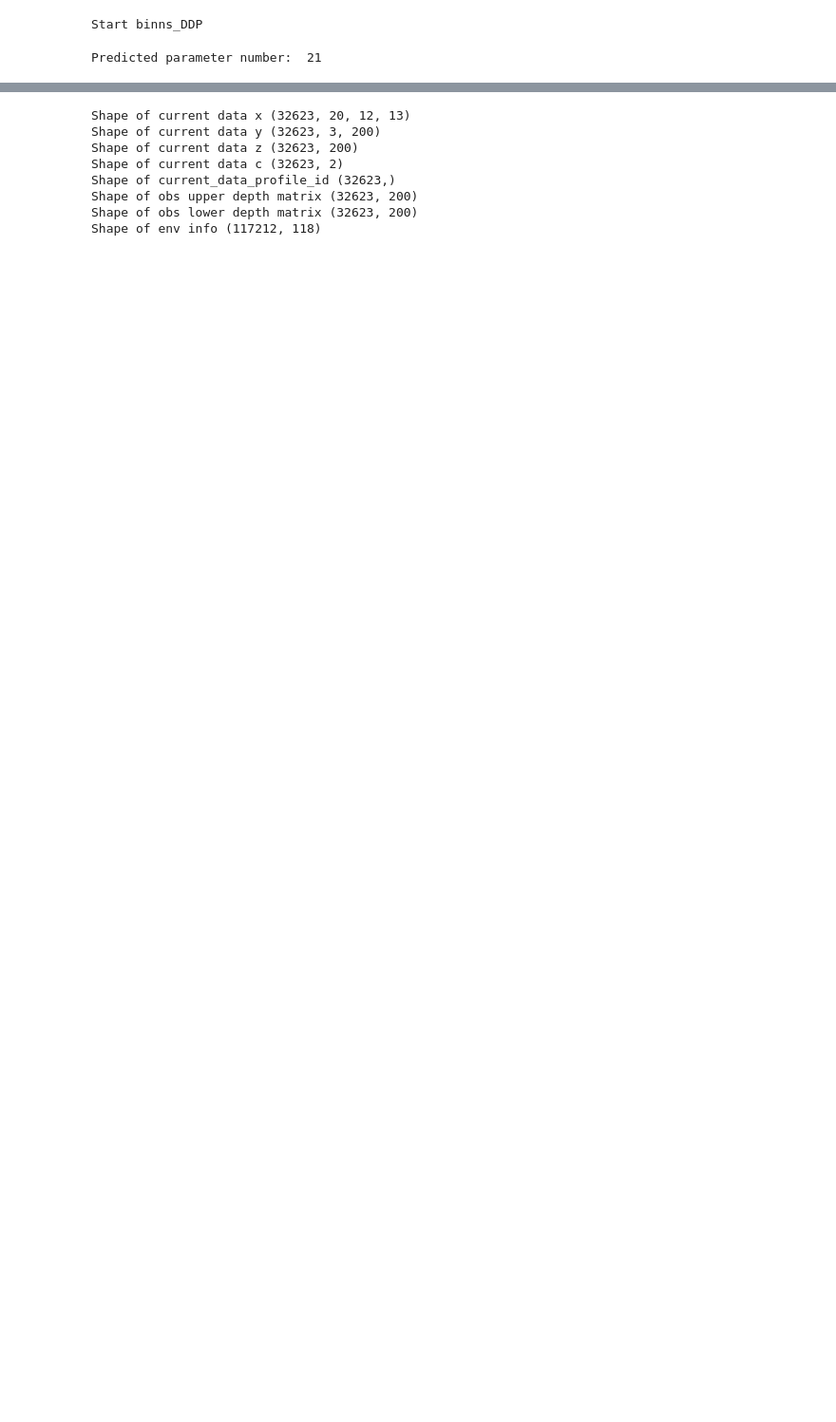
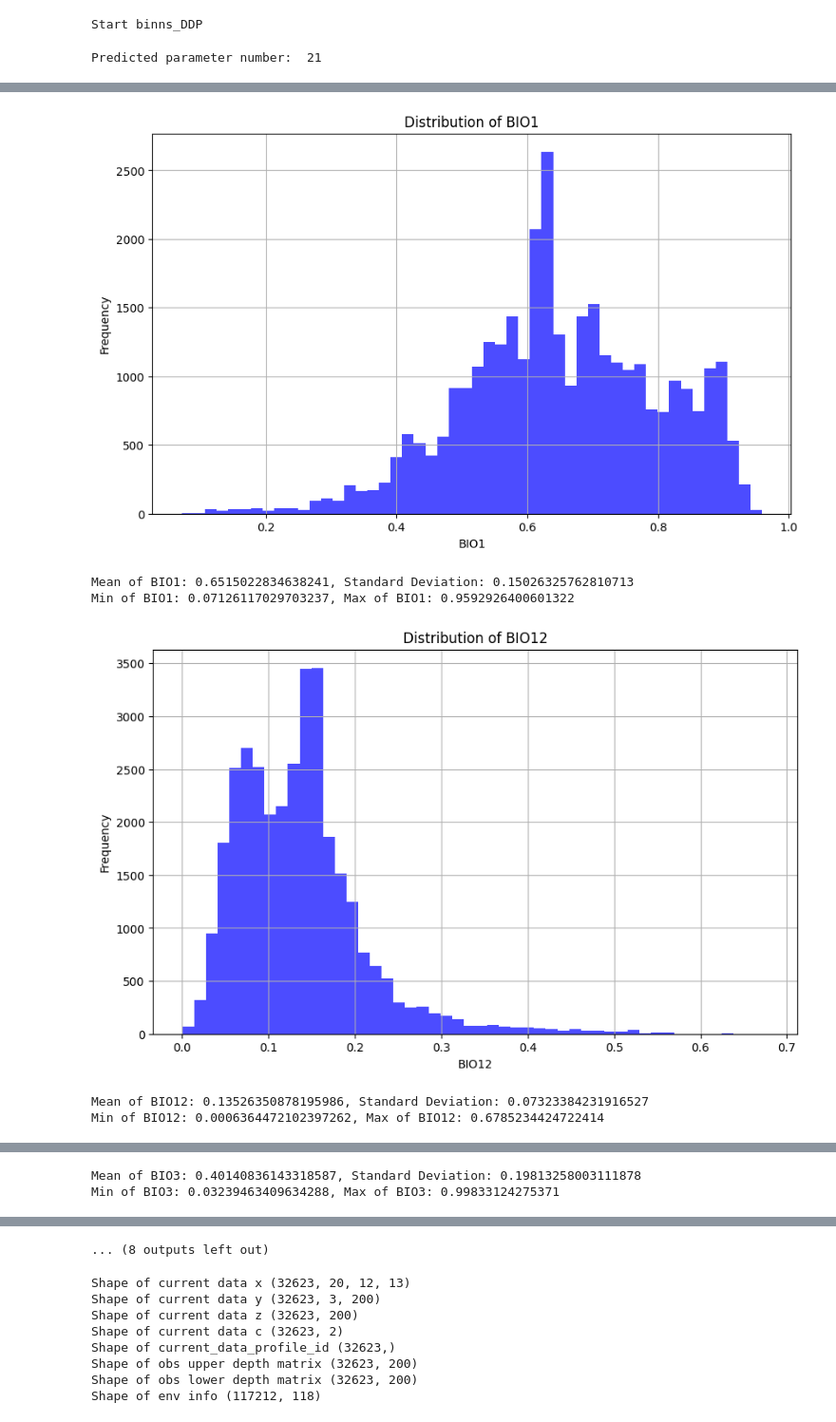
Before and after one commit to gomes-lab/ScIReN, a Jupyter notebook: src_binns/KAN_model_post_training_percent_changes.ipynb, the cells around one changed output, grey strips where cells are left out. Shown at 95% size. Saved outputs shown, nothing was run; the diff lists cells and outputs as text; code cells hidden in the pictures; blank space fills up the shorter version.

Commit message:
Debug & Plots

```diff
--- a/src_binns/KAN_model_post_training_percent_changes.ipynb
+++ b/src_binns/KAN_model_post_training_percent_changes.ipynb
@@ -88,7 +88,7 @@ Start binns_DDP
 ## Input data
 job_id = '20250601-165700_KAN_ONELAYER_GRIDMARGIN_COMPAS2_9700234_lr=1e-02_fold=0_seed=111'
 
-data_dir_input = 'D:/BINN/ENSEMBLE/INPUT_DATA/'
+data_dir_input = 'D:/Nutstore/Research_Data/BINN/ENSEMBLE/INPUT_DATA/'
 model_dir_input = 'D:/BINN/OUTPUT_DATA/neural_network/'
 
 data_dir_output = model_dir_input + job_id + '/KAN_Propotional_Change/'
@@ -678,6 +678,8 @@ for ivar in np.arange(3, len(col_max_min[:, 0])):
 		env_info.iloc[:, ivar] = (env_info.iloc[:, ivar] - col_max_min[ivar, 0])/(col_max_min[ivar, 1] - col_max_min[ivar, 0])
 		env_info.iloc[(env_info.iloc[:, ivar] > 1), ivar] = 1
 		env_info.iloc[(env_info.iloc[:, ivar] < 0), ivar] = 0
+		if env_info.columns[ivar] in var4nn:
+			print("Scaled variable: ", env_info.columns[ivar], " with min/max: ", col_max_min[ivar, :])
 warnings.resetwarnings()
 
 # Retain orginal lat/lon
@@ -738,2 +750,27 @@ Size of col_max_min:  (116, 2)
 Var to categories {'ESA_Land_Cover': 23, 'Texture_USDA_0cm': 13, 'Texture_USDA_30cm': 13, 'Texture_USDA_100cm': 13, 'USDA_Suborder': 100, 'WRB_Subgroup': 119, 'Koppen_Climate_2018': 30}
 Var to indices {'BIO1': [0], 'BIO12': [1], 'BIO3': [2], 'BIO15': [3], 'Clay_Silt_avg': [4], 'Bulk_Density_avg': [5], 'SWC_v_Wilting_Point_avg': [6], 'pH_Water_avg': [7], 'CEC_avg': [8], 'Coarse_Fragme ...
+# %%
+# For each env4nn, plot the distribution of env_info within profile_collection
+for ivar in var4nn:
+	if ivar in env_info.columns:
+		plt.figure(figsize=(10, 6))
+		plt.hist(env_info[ivar][profile_collection.flatten()], bins=50, color='blue', alpha=0.7)
+		plt.title(f"Distribution of {ivar}")
+		plt.xlabel(ivar)
+		plt.ylabel("Frequency")
+		plt.grid()
+		plt.show()
+		# Calculate the mean and standard deviation of the variable
+		mean_value = np.nanmean(env_info[ivar][profile_collection.flatten()])
+		std_value = np.nanstd(env_info[ivar][profile_collection.flatten()])
+		print(f"Mean of {ivar}: {mean_value}, Standard Deviation: {std_value}")
+		print(f"Min of {ivar}: {np.nanmin(env_info[ivar][profile_collection.flatten()])}, Max of {ivar}: {np.nanmax(env_info[ivar][profile_collection.flatten()])}")
+	else:
+		print(f"Variable {ivar} not found in env_info.")
+# %% [output]
+[figure, added]
+Mean of BIO1: 0.6515022834638241, Standard Deviation: 0.15026325762810713
+Min of BIO1: 0.07126117029703237, Max of BIO1: 0.9592926400601322
+[figure, added]
+Mean of BIO12: 0.13526350878195986, Standard Deviation: 0.07323384231916527
+Min of BIO12: 0.0006364472102397262, Max of BIO12: 0.6785234424722414
@@ -739,0 +778,2 @@ Var to indices {'BIO1': [0], 'BIO12': [1], 'BIO3': [2], 'BIO15': [3], 'Clay_Silt
+Mean of BIO3: 0.40140836143318587, Standard Deviation: 0.19813258003111878
+Min of BIO3: 0.03239463409634288, Max of BIO3: 0.99833124275371
@@ -740,3 +789,4 @@ Var to indices {'BIO1': [0], 'BIO12': [1], 'BIO3': [2], 'BIO15': [3], 'Clay_Silt
+... (8 outputs left out)
 # %%
 #---------------------------------------------------
 # training data
```
Also changed, not shown: parts of 4 cells of this notebook, 11 other files.
